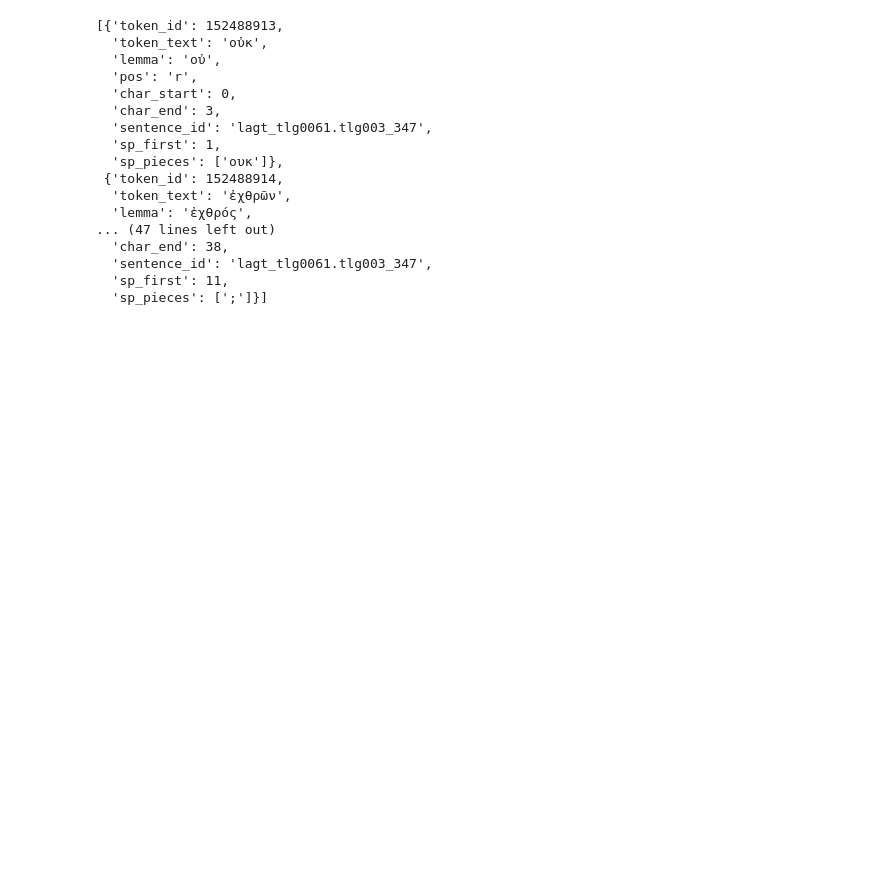
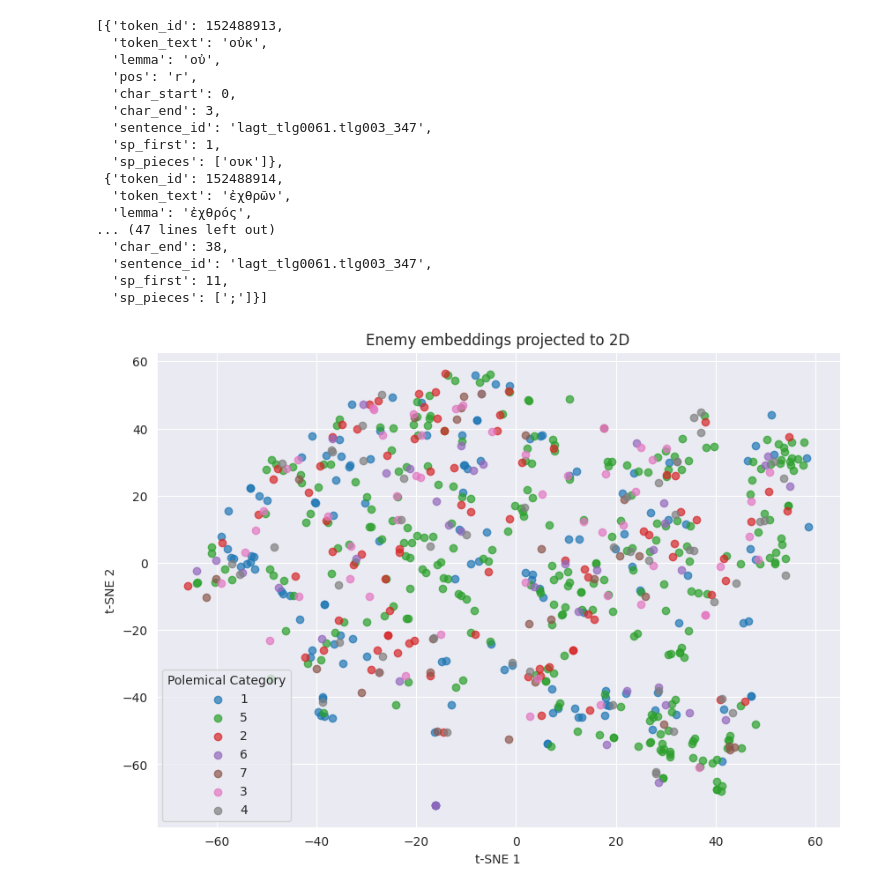
Before and after one commit to CCS-ZCU/enemy-christianity, a Jupyter notebook: scripts/greek-bert-contextual-emb-experiments.ipynb, the cells around one changed output. Saved outputs shown, nothing was run; the diff lists cells and outputs as text; code cells hidden in the pictures; blank space fills up the shorter version.

Commit message:
tokens normaliization & token embeddings experiments

```diff
--- a/scripts/greek-bert-contextual-emb-experiments.ipynb
+++ b/scripts/greek-bert-contextual-emb-experiments.ipynb
@@ -61,0 +35,6 @@ LEFT JOIN (
+# %%
+# Python
+enemy_annotations["polemical_category_first"] = (
+    enemy_annotations["polemical category"]
+    .apply(lambda x: x[0] if isinstance(x, str) and len(x) > 0 else None)
+)
@@ -332,0 +356,41 @@ vec = hidden_anchor_embedding(
+# %%
+# compute vectors row-wise
+enemy_annotations["enemy_emb"] = enemy_annotations.apply(
+    lambda row: hidden_anchor_embedding(
+        row["aug_tokens"],
+        row["sent_str"],
+        tokenizer=tokenizer,
+        model=model,
+        device="cpu",       # "cpu" or "cuda"
+        target_lemma="ἐχθρός",
+        piece_pooling="mean",
+    ),
+    axis=1
+)
+# %%
+# 1) Stack your embeddings into a 2D array
+X = np.stack(enemy_annotations["enemy_emb"].to_numpy())  # shape (n, hidden_size)
+
+# 2) Dimensionality reduction (to 2D)
+tsne = TSNE(n_components=2, random_state=42, init="random", learning_rate="auto", perplexity=10)
+X_2d = tsne.fit_transform(X)
+
+# 3) Add to your DataFrame for convenience
+enemy_annotations["x"] = X_2d[:,0]
+enemy_annotations["y"] = X_2d[:,1]
+
+# 4) Scatter plot, coloring by "polemical category"
+plt.figure(figsize=(10,7))
+categories = enemy_annotations["polemical_category_first"].unique()
+
+for cat in categories:
+    subset = enemy_annotations[enemy_annotations["polemical_category_first"] == cat]
+    plt.scatter(subset["x"], subset["y"], label=cat, alpha=0.7)
+
+plt.legend(title="Polemical Category")
+plt.xlabel("t-SNE 1")
+plt.ylabel("t-SNE 2")
+plt.title("Enemy embeddings projected to 2D")
+plt.show()
+# %% [output]
+[figure, added]
```
Also changed, not shown: parts of 6 cells of this notebook, 1 other file.
